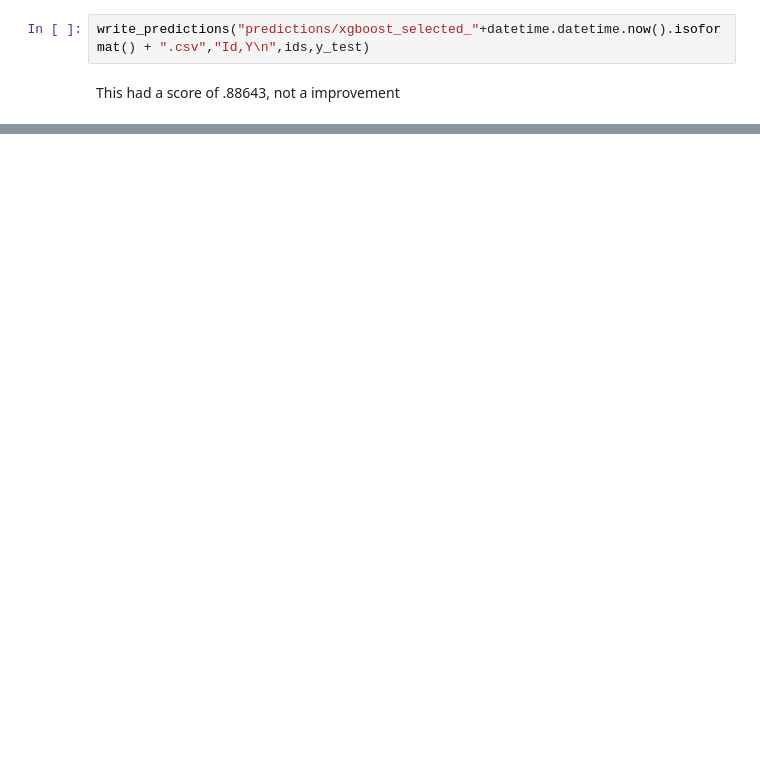
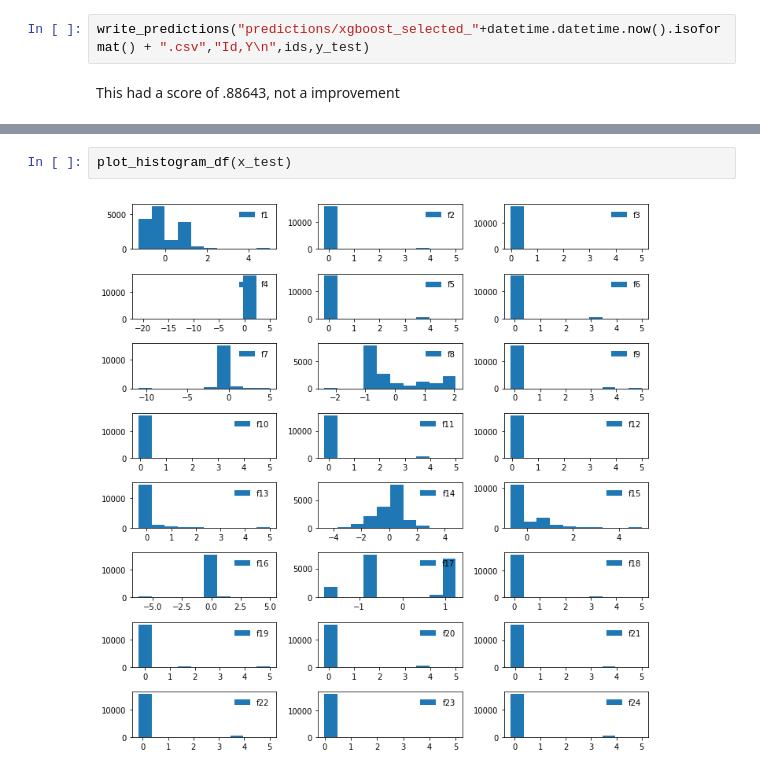
Before and after one commit to JavierPalomares90/kaggle-competition, a Jupyter notebook: Kaggle_Competition_Redux.ipynb, the cells around one changed output, grey strips where cells are left out. Drawn from its saved outputs; the diff is of its cells as text; blank space fills up the shorter version.

```diff
--- a/Kaggle_Competition_Redux.ipynb
+++ b/Kaggle_Competition_Redux.ipynb
@@ -393,0 +401,4 @@ This had a score of .88643, not a improvement
+# %%
+plot_histogram_df(x_test)
+# %% [output]
+[figure, added]
```
Also changed, not shown: parts of 11 cells of this notebook.
